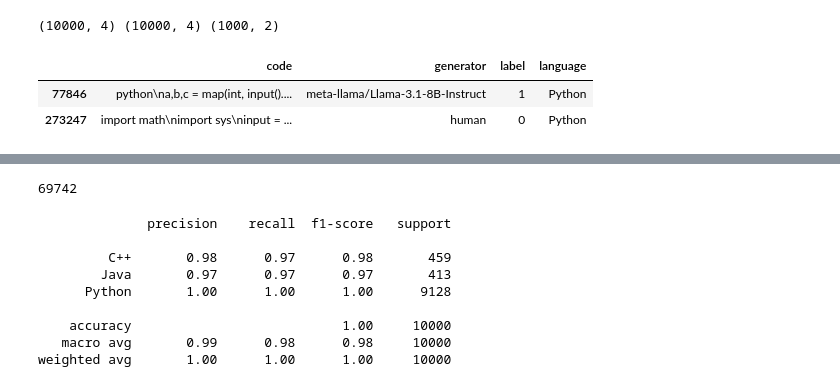
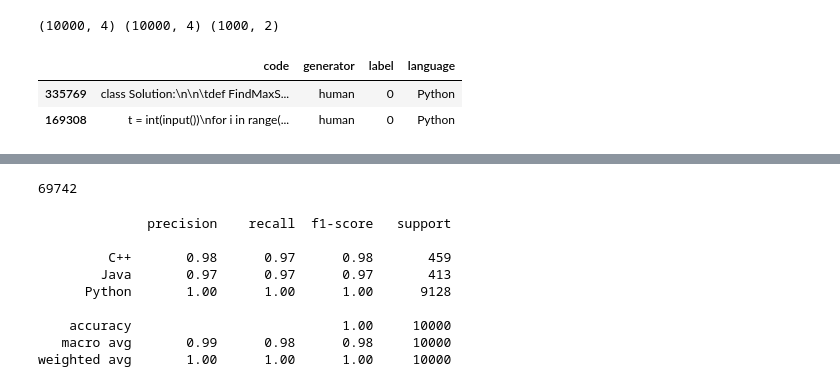
Before and after one commit to purplepeache/SemEval-2026-Task13, a Jupyter notebook: play.ipynb, the cells around one changed output, grey strips where cells are left out. Cells and saved outputs as stored; diff of their text form; code cells hidden in the pictures.

```diff
--- a/play.ipynb
+++ b/play.ipynb
@@ -99,15 +111,15 @@ pygment2semeval_ids = {v: k for k, v in semeval2pygment_ids.items()}
 # %%
 # Load data
 N_SAMPLE = 10_000
 
-D_tr = pd.read_parquet("./data/task_a_training_set_1.parquet").sample(n=N_SAMPLE)
-D_ev = pd.read_parquet("./data/task_a_validation_set.parquet").sample(n=N_SAMPLE)
-D_te = pd.read_parquet("./data/test.parquet")
+D_tr = pd.read_parquet("./Task_A/train.parquet").sample(n=N_SAMPLE)
+D_ev = pd.read_parquet("./Task_A/validation.parquet").sample(n=N_SAMPLE)
+D_te = pd.read_parquet("./Task_A/test.parquet")
 
 print(D_tr.shape, D_ev.shape, D_te.shape)
 D_tr.head(2)
 # %% [output]
 (10000, 4) (10000, 4) (1000, 2)
 |  | code | generator | label | language |
-| 77846 | python\na,b,c = map(int, input().... | meta-llama/Llama-3.1-8B-Instruct | 1 | Python |
-| 273247 | import math\nimport sys\ninput = ... | human | 0 | Python |
+| 335769 | class Solution:\n\n\tdef FindMaxS... | human | 0 | Python |
+| 169308 | t = int(input())\nfor i in range(... | human | 0 | Python |
```
Also changed, not shown: parts of 32 cells of this notebook, 9 other files.
